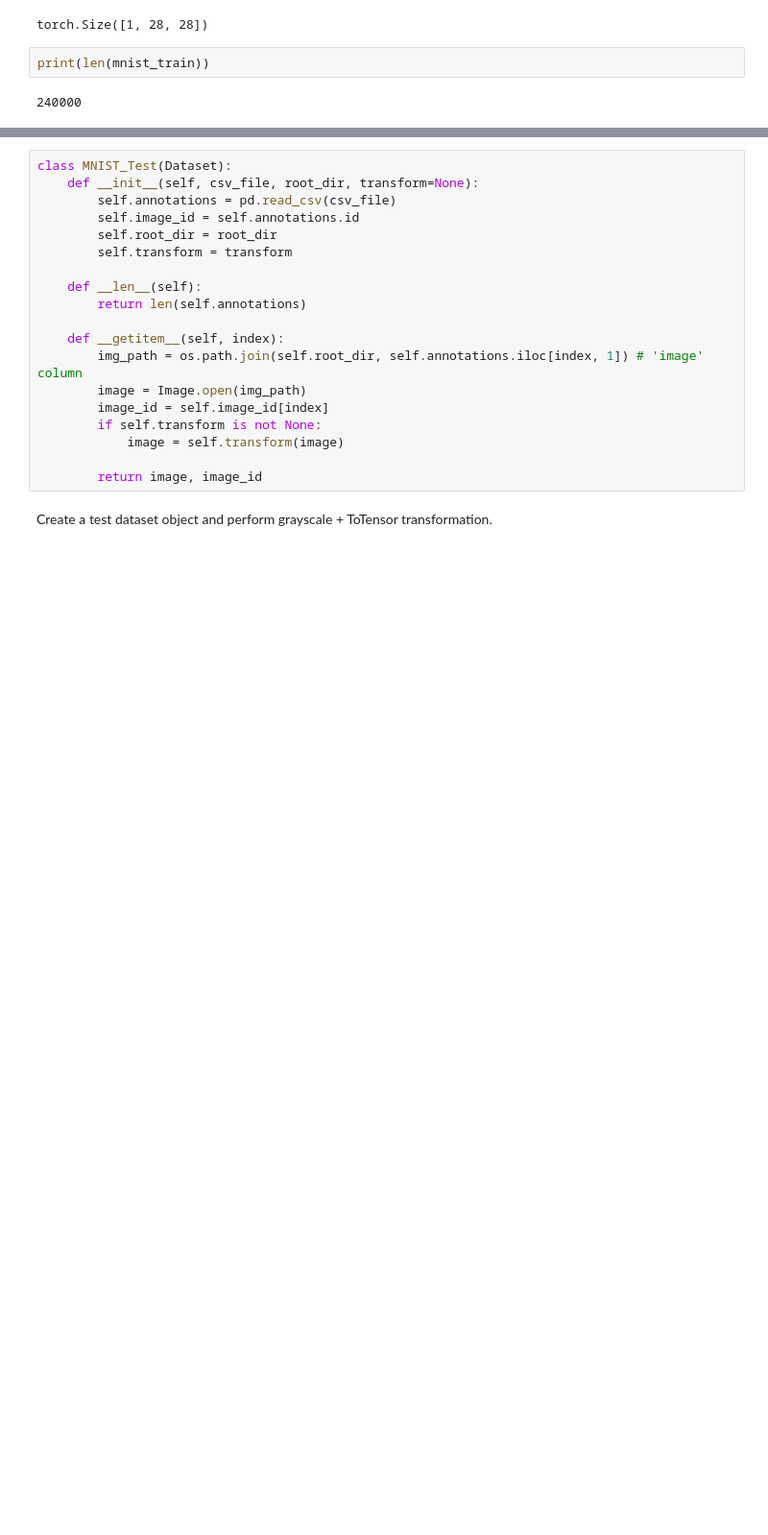
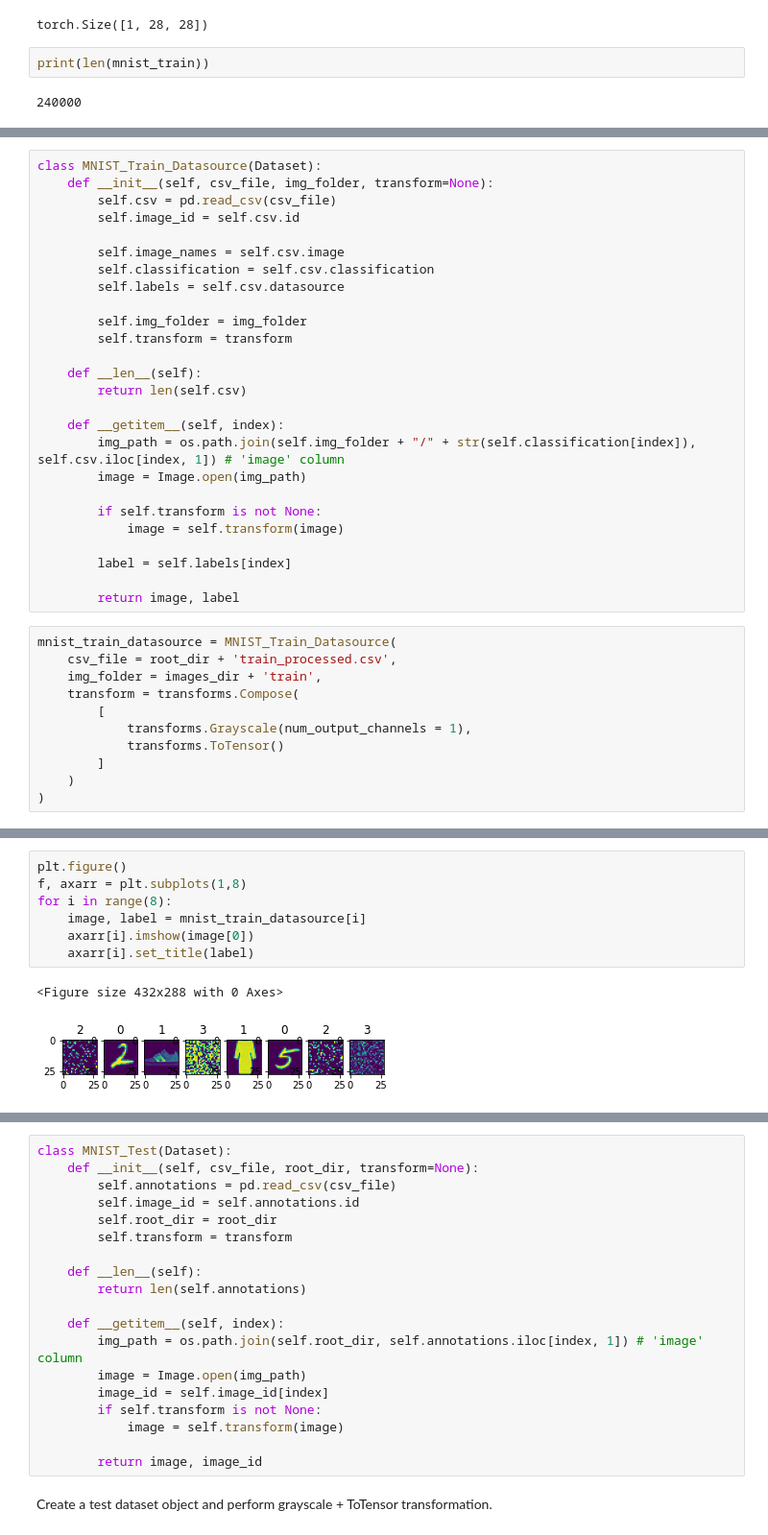
Before and after one commit to dstoecklein/introduction_dl, a Jupyter notebook: assignment4/problem_04_Stoecklein_DenseNet.ipynb, the cells around one changed output, grey strips where cells are left out. Shown at 96% size. Drawn from its saved outputs; the diff is of its cells as text; blank space fills up the shorter version.

```diff
--- a/assignment4/problem_04_Stoecklein_DenseNet.ipynb
+++ b/assignment4/problem_04_Stoecklein_DenseNet.ipynb
@@ -92,0 +119,37 @@ print(len(mnist_train))
+# %%
+class MNIST_Train_Datasource(Dataset):
+    def __init__(self, csv_file, img_folder, transform=None):
+        self.csv = pd.read_csv(csv_file)
+        self.image_id = self.csv.id
+
+        self.image_names = self.csv.image
+        self.classification = self.csv.classification
+        self.labels = self.csv.datasource
+
+        self.img_folder = img_folder
+        self.transform = transform
+
+    def __len__(self):
+        return len(self.csv)
+
+    def __getitem__(self, index):
+        img_path = os.path.join(self.img_folder + "/" + str(self.classification[index]), self.csv.iloc[index, 1]) # 'image' column
+        image = Image.open(img_path)
+
+        if self.transform is not None:
+            image = self.transform(image)
+
+        label = self.labels[index]
+
+        return image, label
+# %%
+mnist_train_datasource = MNIST_Train_Datasource(
+    csv_file = root_dir + 'train_processed.csv',
+    img_folder = images_dir + 'train',
+    transform = transforms.Compose(
+        [
+            transforms.Grayscale(num_output_channels = 1),
+            transforms.ToTensor()
+        ]
+    )
+)
@@ -93 +176,11 @@ print(len(mnist_train))
+# %%
+plt.figure()
+f, axarr = plt.subplots(1,8)
+for i in range(8):
+    image, label = mnist_train_datasource[i]
+    axarr[i].imshow(image[0])
+    axarr[i].set_title(label)
+# %% [output]
+<Figure size 432x288 with 0 Axes>
+[figure, added]
 # %% [markdown]
```
Also changed, not shown: parts of 26 cells of this notebook, 2 other files.
